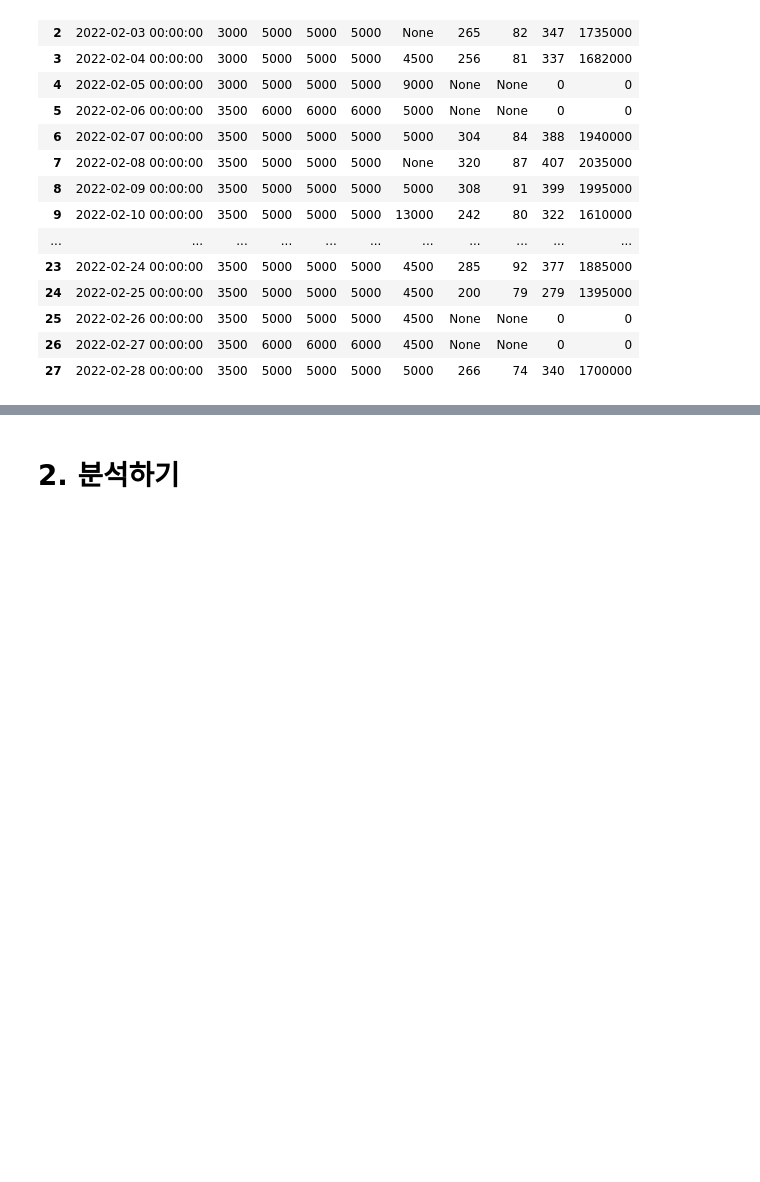
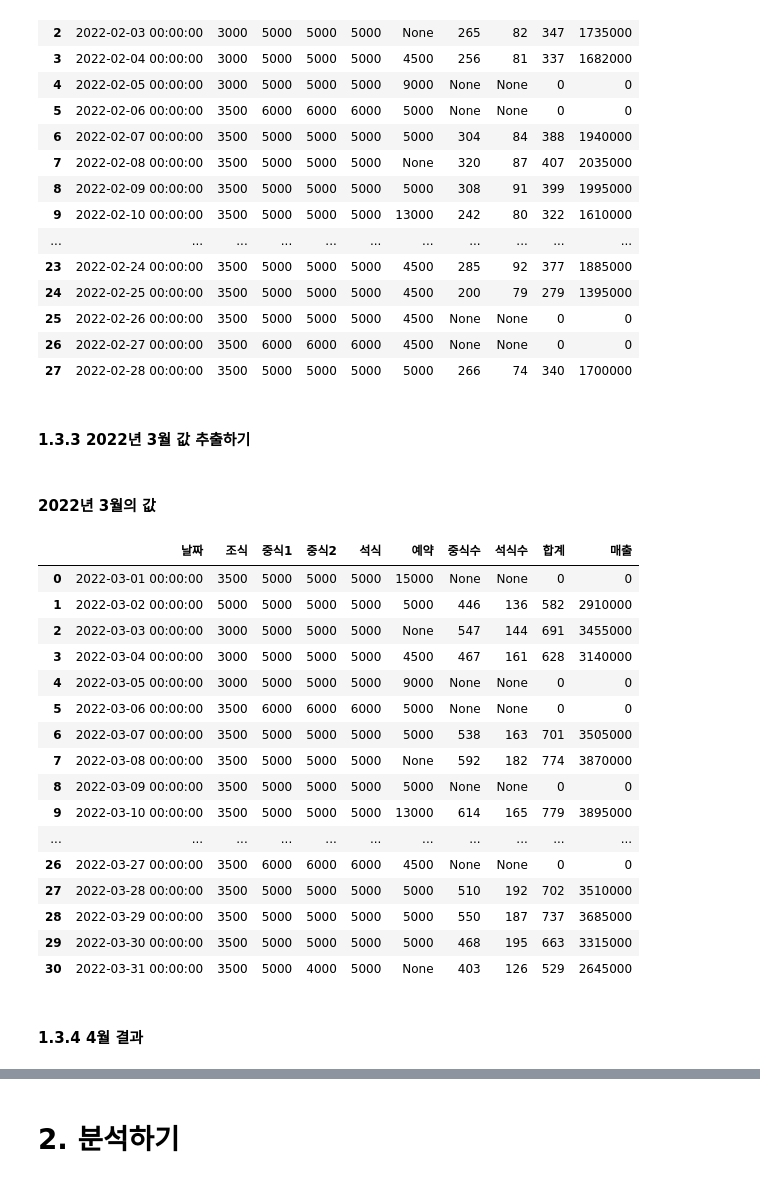
Before and after one commit to 10wook/School_Restaurants_demand_forcast, a Jupyter notebook: test.ipynb, the cells around one changed output, grey strips where cells are left out. Drawn from its saved outputs; the diff is of its cells as text; code cells hidden in the pictures; blank space fills up the shorter version.

Commit message:
data sep start

```diff
--- a/test.ipynb
+++ b/test.ipynb
@@ -172,3 +172,71 @@ demend_info_2022_02
 | 25 | 2022-02-26 00:00:00 | 3500 | 5000 | 5000 | 5000 | 4500 | None | None | 0 | 0 |
 | 26 | 2022-02-27 00:00:00 | 3500 | 6000 | 6000 | 6000 | 4500 | None | None | 0 | 0 |
 | 27 | 2022-02-28 00:00:00 | 3500 | 5000 | 5000 | 5000 | 5000 | 266 | 74 | 340 | 1700000 |
+# %% [markdown]
+#### 1.3.3 2022년 3월 값 추출하기
+# %%
+#원하는 시트 불러옴
+demend_info_2022_03 = demend_info_2022['2022.03']
+
+#판다스 프레임으로 변환
+demend_info_2022_03 = pd.DataFrame(demend_info_2022_03.values)
+
+#날짜 추출
+date = demend_info_2022_03.loc[4:68, 0]
+date = date.iloc[::2]
+
+#원하는 값(필요한 값 추출)
+demend_info_2022_03 = demend_info_2022_03.loc[4:68, 12:19]
+# 짝수줄
+temp = demend_info_2022_03.iloc[::2, :]
+#홀수줄
+temp2 = demend_info_2022_03.iloc[1::2]
+
+#날짜 더 해줌
+temp = pd.concat([date, temp], axis=1)
+
+##1월만의 전처리
+temp.drop(temp.tail(1).index, inplace=True)
+temp = temp.reset_index()
+
+#temp = pd.merge(temp,temp2, )
+temp2 = pd.DataFrame(temp2[[13,16,18,19]])
+temp2 = temp2.reset_index()
+
+#원하는 모양으로 합치기
+temp = pd.concat([temp,temp2], axis=1)
+
+
+#필요없는 값 빼버리기
+temp = temp.drop(['index',14],axis=1)
+
+# 여기서 앞에 있는 18,19를 빼야 한다.
+# 어케 빼지~~ 일단 라벨링을 하면 좋을듯
+temp.columns = ['날짜','조식','중식1','중식2','석식','예약','공란','공란','중식수','석식수','합계','매출']
+temp.drop(temp.tail(1).index, inplace=True)
+temp = temp.drop(['공란'],axis=1)
+demend_info_2022_03 = copy.deepcopy(temp)
+# %% [markdown]
+#### 2022년 3월의 값
+# %%
+demend_info_2022_03
+# %% [output]
+|  | 날짜 | 조식 | 중식1 | 중식2 | 석식 | 예약 | 중식수 | 석식수 | 합계 | 매출 |
+| 0 | 2022-03-01 00:00:00 | 3500 | 5000 | 5000 | 5000 | 15000 | None | None | 0 | 0 |
+| 1 | 2022-03-02 00:00:00 | 5000 | 5000 | 5000 | 5000 | 5000 | 446 | 136 | 582 | 2910000 |
+| 2 | 2022-03-03 00:00:00 | 3000 | 5000 | 5000 | 5000 | None | 547 | 144 | 691 | 3455000 |
+| 3 | 2022-03-04 00:00:00 | 3000 | 5000 | 5000 | 5000 | 4500 | 467 | 161 | 628 | 3140000 |
+| 4 | 2022-03-05 00:00:00 | 3000 | 5000 | 5000 | 5000 | 9000 | None | None | 0 | 0 |
+| 5 | 2022-03-06 00:00:00 | 3500 | 6000 | 6000 | 6000 | 5000 | None | None | 0 | 0 |
+| 6 | 2022-03-07 00:00:00 | 3500 | 5000 | 5000 | 5000 | 5000 | 538 | 163 | 701 | 3505000 |
+| 7 | 2022-03-08 00:00:00 | 3500 | 5000 | 5000 | 5000 | None | 592 | 182 | 774 | 3870000 |
+| 8 | 2022-03-09 00:00:00 | 3500 | 5000 | 5000 | 5000 | 5000 | None | None | 0 | 0 |
+| 9 | 2022-03-10 00:00:00 | 3500 | 5000 | 5000 | 5000 | 13000 | 614 | 165 | 779 | 3895000 |
+| ... | ... | ... | ... | ... | ... | ... | ... | ... | ... | ... |
+| 26 | 2022-03-27 00:00:00 | 3500 | 6000 | 6000 | 6000 | 4500 | None | None | 0 | 0 |
+| 27 | 2022-03-28 00:00:00 | 3500 | 5000 | 5000 | 5000 | 5000 | 510 | 192 | 702 | 3510000 |
+| 28 | 2022-03-29 00:00:00 | 3500 | 5000 | 5000 | 5000 | 5000 | 550 | 187 | 737 | 3685000 |
+| 29 | 2022-03-30 00:00:00 | 3500 | 5000 | 5000 | 5000 | 5000 | 468 | 195 | 663 | 3315000 |
+| 30 | 2022-03-31 00:00:00 | 3500 | 5000 | 4000 | 5000 | None | 403 | 126 | 529 | 2645000 |
+# %% [markdown]
+#### 1.3.4 4월 결과
```
Also changed, not shown: parts of 20 cells of this notebook.
